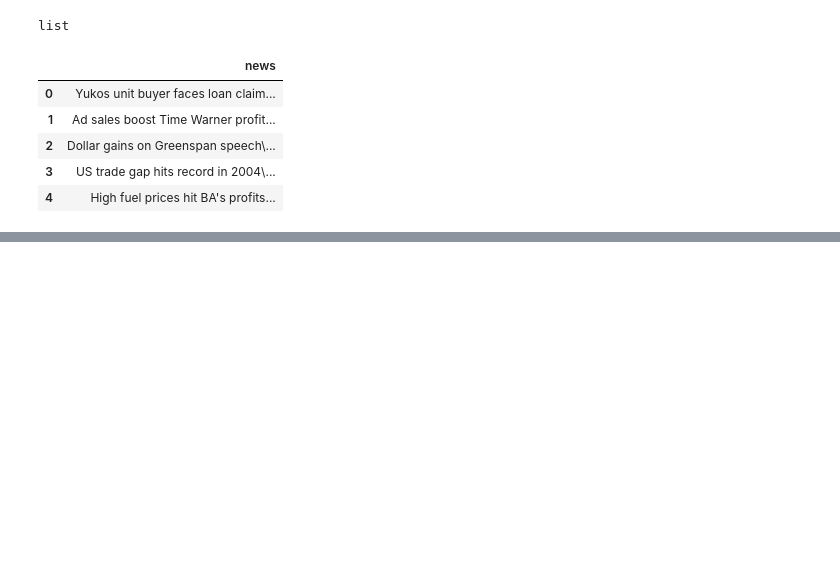
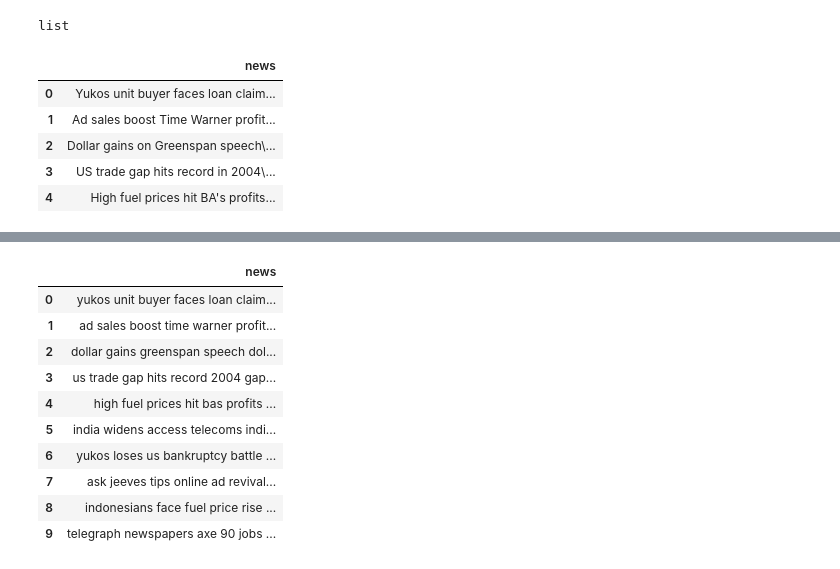
Before and after one commit to M0n1ka-05/Topic-Modelling-on-news-article, a Jupyter notebook: Monika_Shinde_Team_3_Capestone_Project_4_Topic_Modeling_on_News_Articles_Capstone_Project.ipynb, the cells around one changed output, grey strips where cells are left out. Cells and saved outputs as stored; diff of their text form; code cells hidden in the pictures; blank space fills up the shorter version.

```diff
--- a/Monika_Shinde_Team_3_Capestone_Project_4_Topic_Modeling_on_News_Articles_Capstone_Project.ipynb
+++ b/Monika_Shinde_Team_3_Capestone_Project_4_Topic_Modeling_on_News_Articles_Capstone_Project.ipynb
@@ -106,0 +139,15 @@ new_df['tokenized_news'] = new_df.apply(lambda row: word_tokenize(row['news']),
+# %%
+new_df['news'] = new_df['news'].apply(rmv_stopwords)
+new_df.head(10)
+# %% [output]
+|  | news |
+| 0 | yukos unit buyer faces loan claim... |
+| 1 | ad sales boost time warner profit... |
+| 2 | dollar gains greenspan speech dol... |
+| 3 | us trade gap hits record 2004 gap... |
+| 4 | high fuel prices hit bas profits ... |
+| 5 | india widens access telecoms indi... |
+| 6 | yukos loses us bankruptcy battle ... |
+| 7 | ask jeeves tips online ad revival... |
+| 8 | indonesians face fuel price rise ... |
+| 9 | telegraph newspapers axe 90 jobs ... |
```
Also changed, not shown: parts of 18 cells of this notebook.
